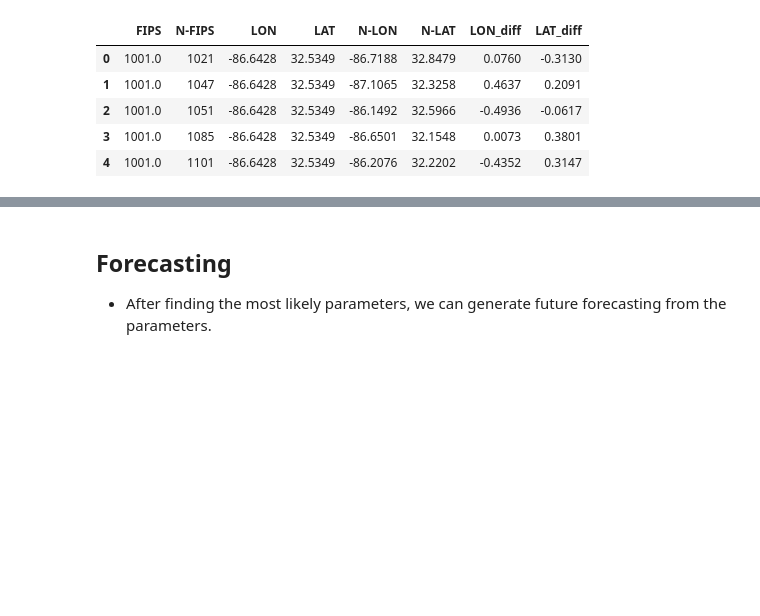
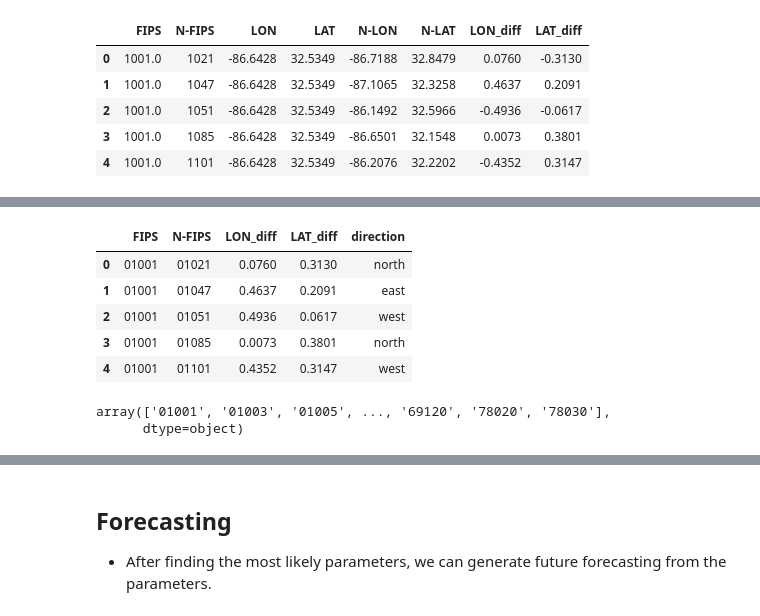
Before and after one commit to wendyw1999/epidemiology_capstone_project, a Jupyter notebook: notebooks/Stimulation 2.ipynb, the cells around one changed output, grey strips where cells are left out. Saved outputs shown, nothing was run; the diff lists cells and outputs as text; code cells hidden in the pictures; blank space fills up the shorter version.

```diff
--- a/notebooks/Stimulation 2.ipynb
+++ b/notebooks/Stimulation 2.ipynb
@@ -428,0 +389,10 @@ step2.head(20)
+# %%
+def dir_func(x):
+    if (x < 135 and x >= 45):
+        return "north"
+    elif (x < 315) and (x >= 225):
+        return 'south'
+    elif (x < 225 ) and (x >= 135):
+        return 'west'
+    elif (x <45 ) or (x >= 315):
+        return 'east'
@@ -428,0 +425,9 @@ step2.head(20)
+# %%
+step4.head()
+# %% [output]
+|  | FIPS | N-FIPS | LON_diff | LAT_diff | direction |
+| 0 | 01001 | 01021 | 0.0760 | 0.3130 | north |
+| 1 | 01001 | 01047 | 0.4637 | 0.2091 | east |
+| 2 | 01001 | 01051 | 0.4936 | 0.0617 | west |
+| 3 | 01001 | 01085 | 0.0073 | 0.3801 | north |
+| 4 | 01001 | 01101 | 0.4352 | 0.3147 | west |
@@ -428,0 +439,5 @@ step2.head(20)
+# %%
+step4.FIPS.unique()
+# %% [output]
+array(['01001', '01003', '01005', ..., '69120', '78020', '78030'],
+      dtype=object)
```
Also changed, not shown: parts of 21 cells of this notebook, 2 other files.
